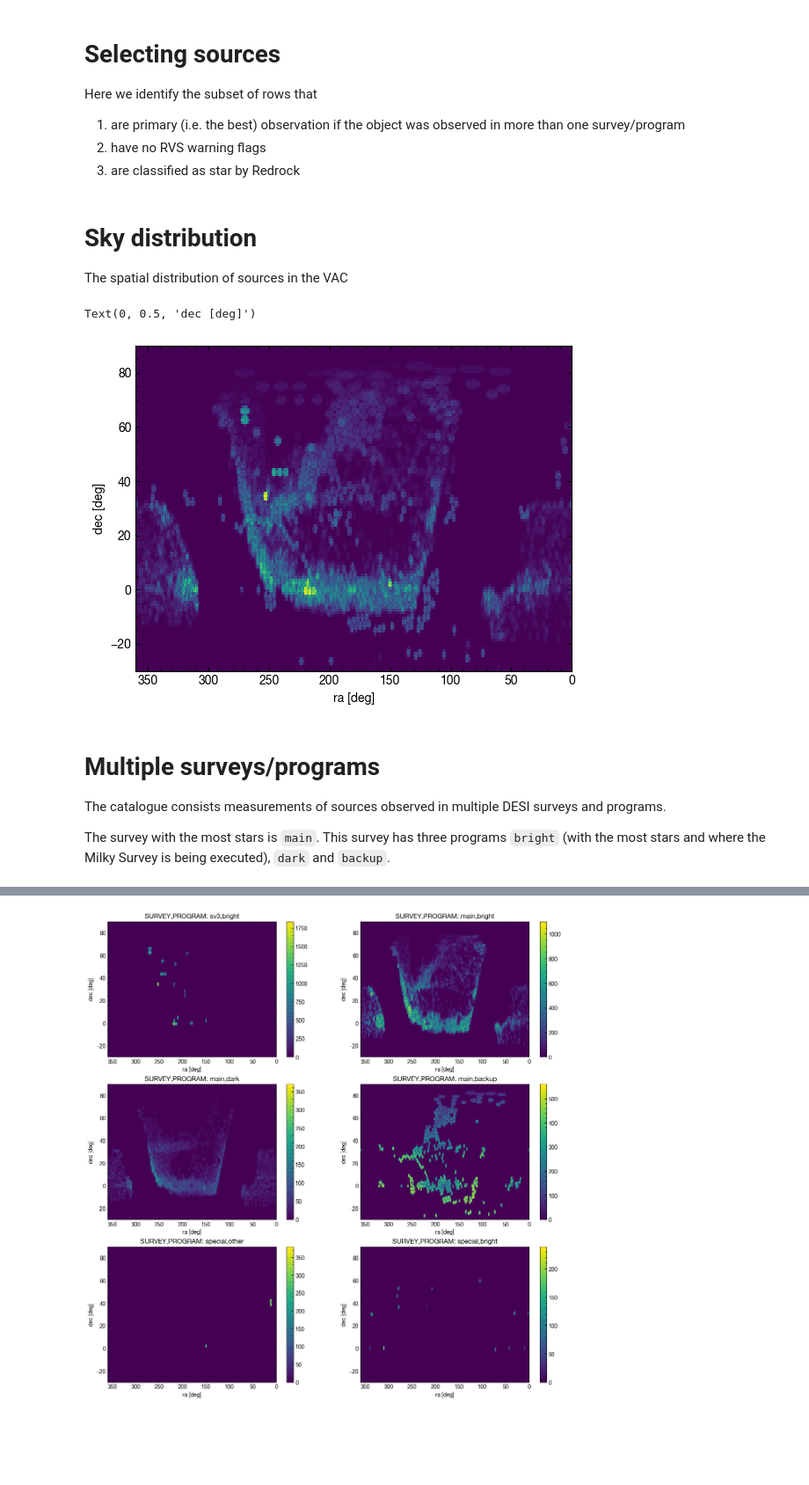
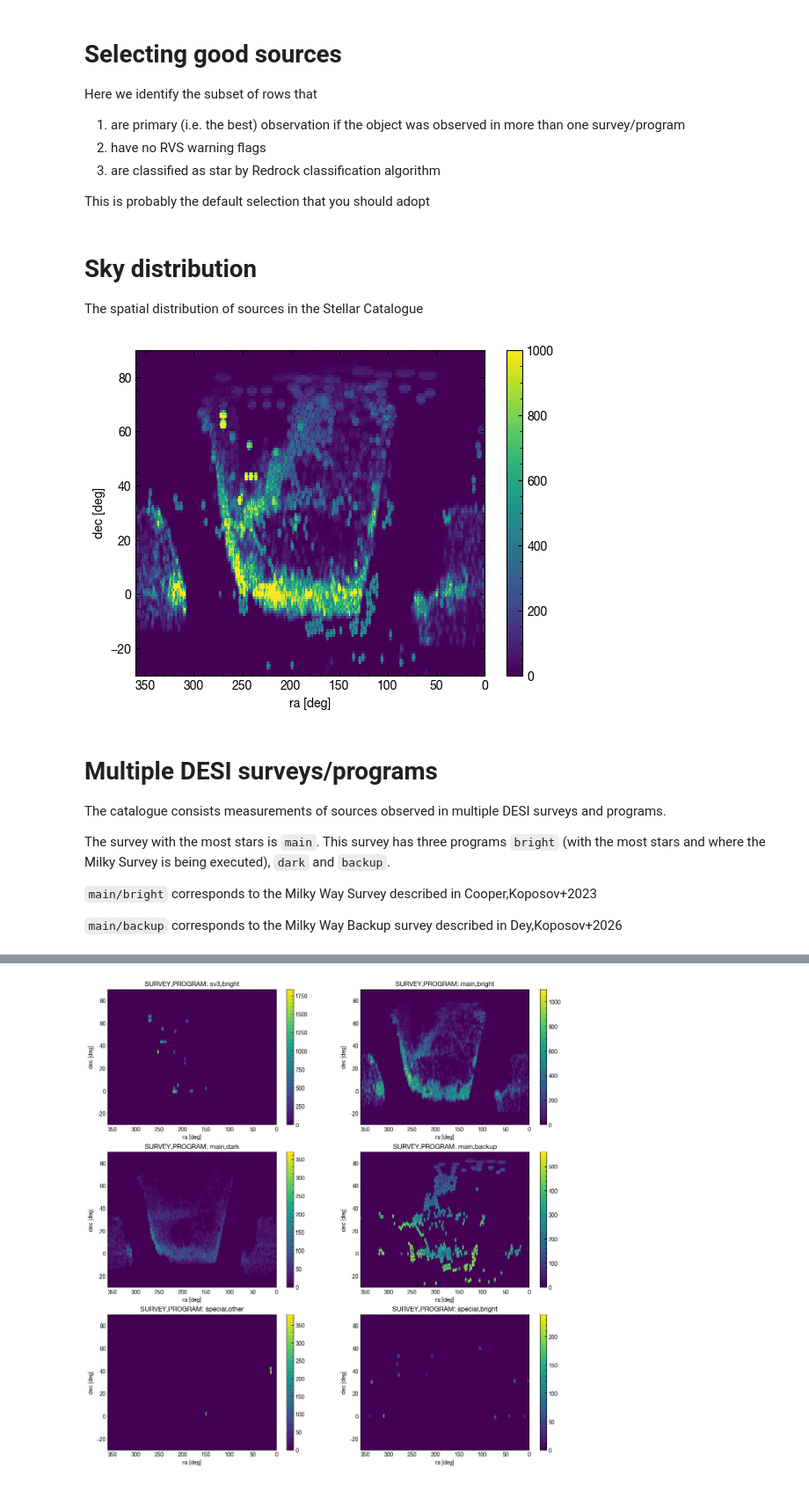
Before and after one commit to segasai/desi_mws_tutorial_toronto2026, a Jupyter notebook: DR1_MWS_tutorial.ipynb, the cells around one changed output, grey strips where cells are left out. Shown at 88% size. Drawn from its saved outputs; the diff is of its cells as text; code cells hidden in the pictures; blank space fills up the shorter version.

```diff
--- a/DR1_MWS_tutorial.ipynb
+++ b/DR1_MWS_tutorial.ipynb
@@ -104,33 +198,41 @@ G_T = pyfits.getdata(fname, 'GAIA')
 # %% [markdown]
-# Selecting sources
+# Selecting good sources
+
+
 Here we identify the subset of rows that
 
 1) are primary (i.e. the best) observation if the object was observed in more than one survey/program
 2) have no RVS warning flags
-3) are classified as star by Redrock
+3) are classified as star by Redrock classification algorithm
+
+This is probably the default selection that you should adopt
 # %%
 main_sel = RV_T['PRIMARY'] & (RV_T['RVS_WARN'] == 0) & (RV_T['RR_SPECTYPE']
                                                         == 'STAR')
 # %% [markdown]
 # Sky distribution
 
-The spatial distribution of sources in the VAC
+The spatial distribution of sources in the Stellar Catalogue
 # %%
 plt.hist2d(RV_T['TARGET_RA'][main_sel],
            RV_T['TARGET_DEC'][main_sel],
            bins=[360, 120],
-           range=[[0, 360], [-30, 90]])
+           range=[[0, 360], [-30, 90]],vmax=1000)
 plt.xlabel('ra [deg]')
 plt.xlim(360, 0)
 plt.ylabel('dec [deg]')
+plt.colorbar();
 # %% [output]
-Text(0, 0.5, 'dec [deg]')
-[figure, old version]
+[figure, new version]
 # %% [markdown]
-# Multiple surveys/programs
+# Multiple DESI surveys/programs
 
-The catalogue consists measurements of sources observed in  multiple DESI surveys and programs.
+The catalogue consists measurements of sources observed in multiple DESI surveys and programs.
 
 The survey with the most stars is `main`. This survey has three programs `bright` (with the most stars and where the Milky Survey is being executed), `dark` and `backup`.
+
+`main/bright` corresponds to the Milky Way Survey described in Cooper,Koposov+2023
+
+`main/backup` corresponds to the Milky Way Backup survey described in Dey,Koposov+2026
 # %%
 # Colour-magnitude distribution by survey/program
```
Also changed, not shown: parts of 55 cells of this notebook, 2 other files.
